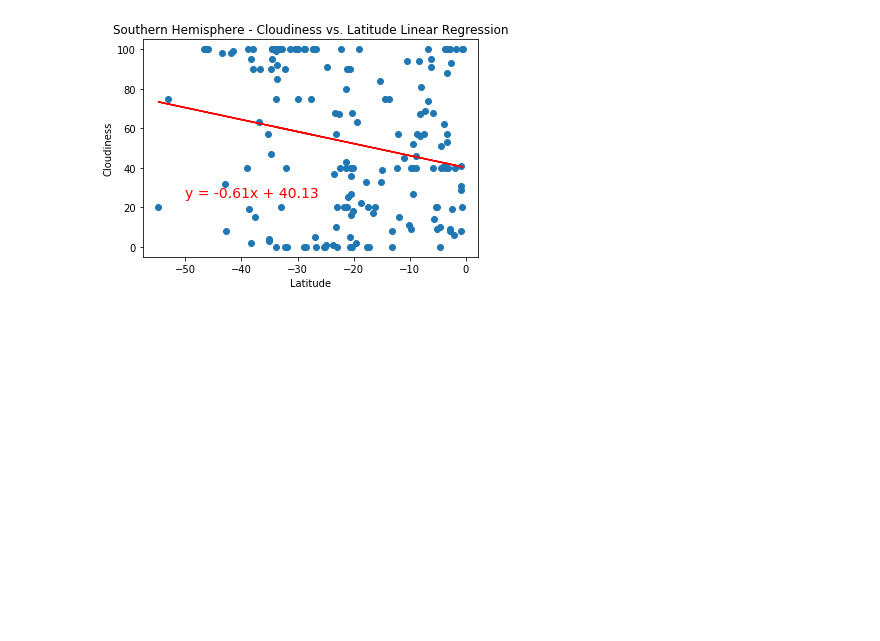
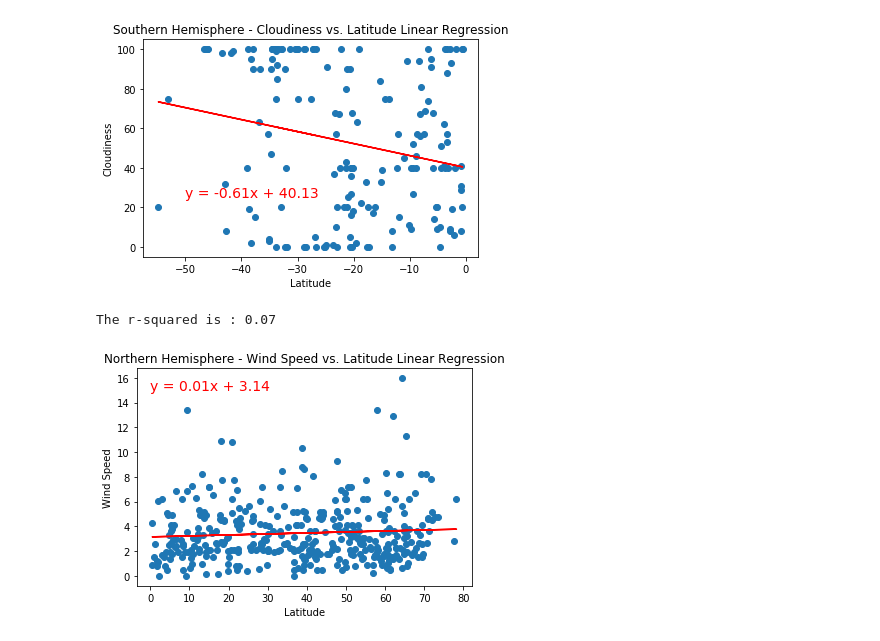
Before and after one commit to joelox87/python-api-challenge, a Jupyter notebook: WeatherPy/WeatherPy.ipynb, the cells around one changed output. Saved outputs shown, nothing was run; the diff lists cells and outputs as text; code cells hidden in the pictures; blank space fills up the shorter version.

```diff
--- a/WeatherPy/WeatherPy.ipynb
+++ b/WeatherPy/WeatherPy.ipynb
@@ -301,3 +301,17 @@ plt.savefig("Images/Southern Hemisphere - Cloudiness vs. Latitude Linear Regress
 # %% [output]
 The r-squared is : -0.22
 [figure]
+# %%
+# Northern Hemisphere - Wind Speed (%) vs. Latitude Linear Regression
+equation = linear_agression(north_hem["Lat"], north_hem["Wind Speed"])
+
+annotate(equation, 0, 15)
+plt.title("Northern Hemisphere - Wind Speed vs. Latitude Linear Regression")
+plt.xlabel("Latitude")
+plt.ylabel("Wind Speed")
+
+# Save plot as png
+plt.savefig("Images/Northern Hemisphere - Wind Speed vs. Latitude Linear Regression.png")
+# %% [output]
+The r-squared is : 0.07
+[figure, added]
```
Also changed, not shown: parts of 2 cells of this notebook, 2 other files.
